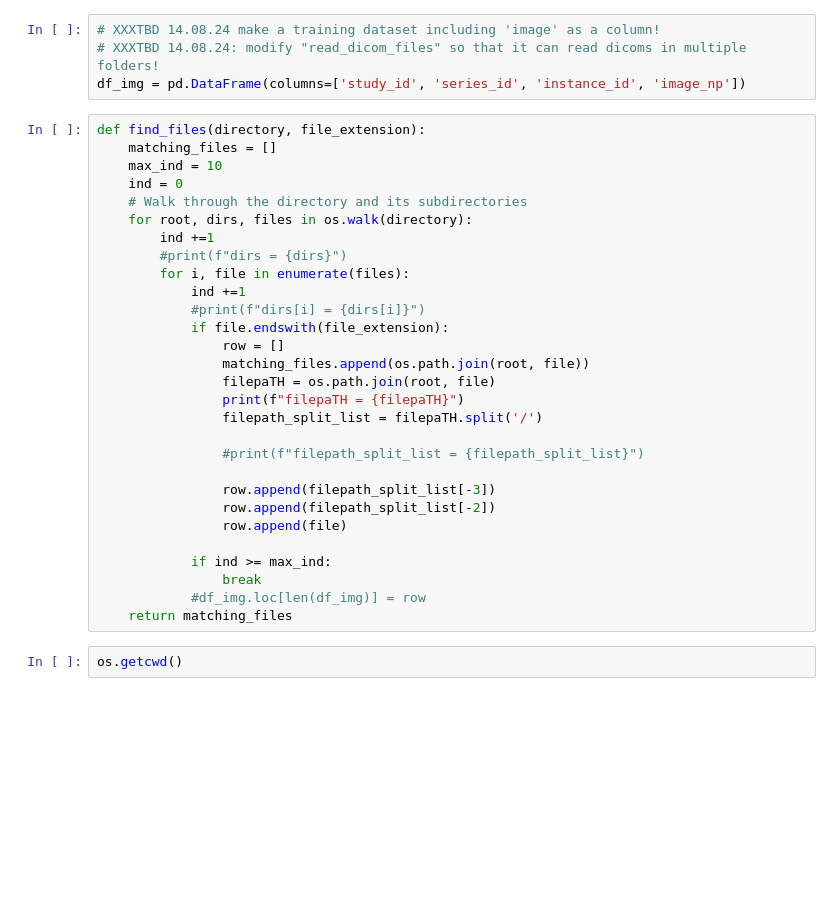
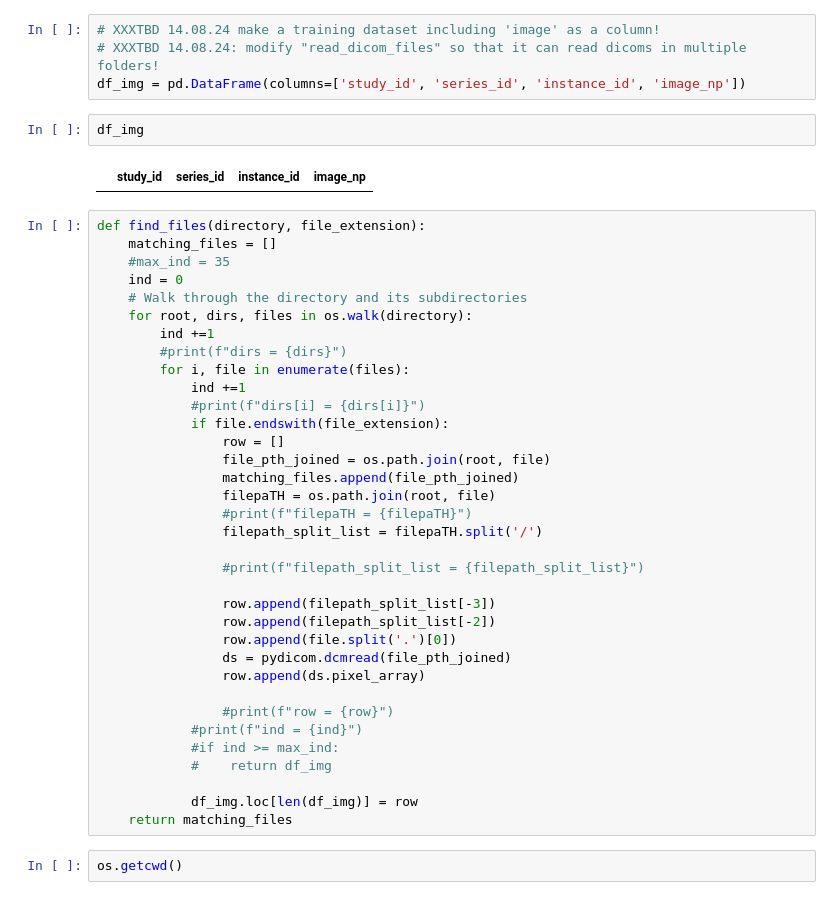
Before and after one commit to DenizCanELCI/RSNA_lumbar_defect_detection_CV, a Jupyter notebook: ResNet.ipynb, the cells around one changed output. Cells and saved outputs as stored; diff of their text form; blank space fills up the shorter version.

```diff
--- a/ResNet.ipynb
+++ b/ResNet.ipynb
@@ -599,10 +599,14 @@ len(dicom_files)
 # XXXTBD 14.08.24 make a training dataset including 'image' as a column!
 # XXXTBD 14.08.24: modify "read_dicom_files" so that it can read dicoms in multiple folders!
 df_img = pd.DataFrame(columns=['study_id', 'series_id', 'instance_id', 'image_np'])
+# %%
+df_img
+# %% [output]
+|  | study_id | series_id | instance_id | image_np |
 # %%
 def find_files(directory, file_extension):
     matching_files = []
-    max_ind = 10
+    #max_ind = 35
     ind = 0
     # Walk through the directory and its subdirectories
     for root, dirs, files in os.walk(directory):
@@ -613,20 +617,26 @@ def find_files(directory, file_extension):
             #print(f"dirs[i] = {dirs[i]}")
             if file.endswith(file_extension):
                 row = []
-                matching_files.append(os.path.join(root, file))
+                file_pth_joined = os.path.join(root, file)
+                matching_files.append(file_pth_joined)
                 filepaTH = os.path.join(root, file)
-                print(f"filepaTH = {filepaTH}")
+                #print(f"filepaTH = {filepaTH}")
                 filepath_split_list = filepaTH.split('/')
 
                 #print(f"filepath_split_list = {filepath_split_list}")
 
                 row.append(filepath_split_list[-3])
                 row.append(filepath_split_list[-2])
-                row.append(file)
+                row.append(file.split('.')[0])
+                ds = pydicom.dcmread(file_pth_joined)
+                row.append(ds.pixel_array)
 
-            if ind >= max_ind:
-                break
-            #df_img.loc[len(df_img)] = row
+                #print(f"row = {row}")
+            #print(f"ind = {ind}")
+            #if ind >= max_ind:
+            #    return df_img
+
+            df_img.loc[len(df_img)] = row
     return matching_files
 # %%
 os.getcwd()
```
Also changed, not shown: parts of 7 cells of this notebook.
